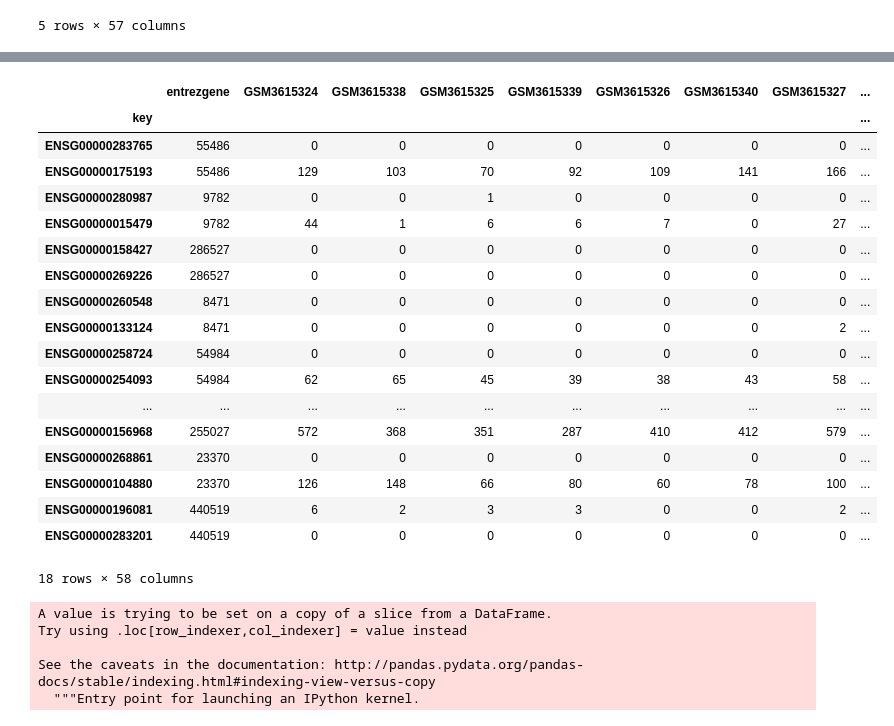
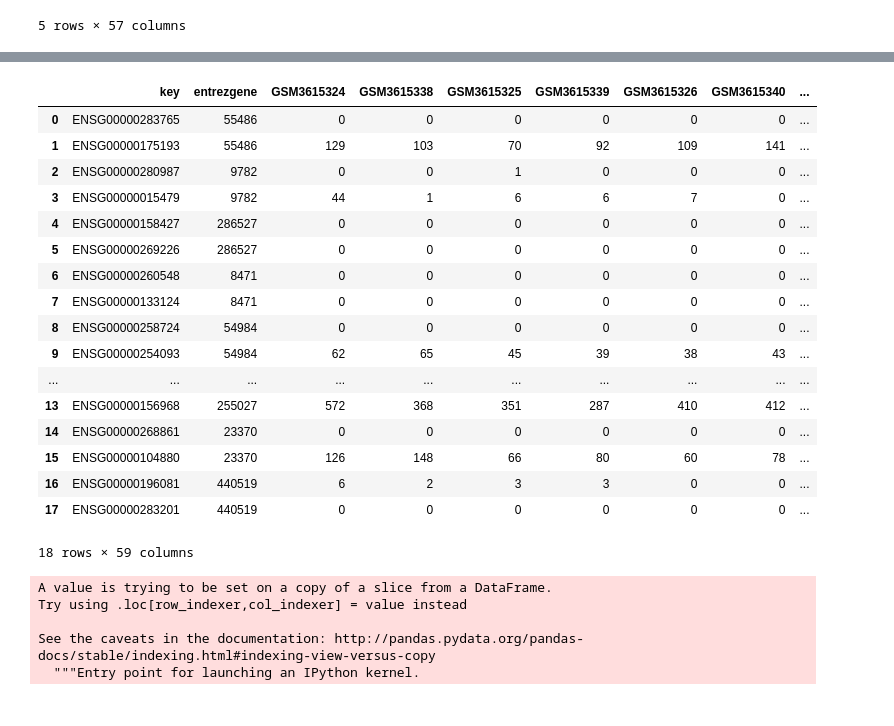
Before and after one commit to hmkim/ncbi-geo, a Jupyter notebook: GSE126848-GEOparse.ipynb, the cells around one changed output, grey strips where cells are left out. Drawn from its saved outputs; the diff is of its cells as text; code cells hidden in the pictures.

```diff
--- a/GSE126848-GEOparse.ipynb
+++ b/GSE126848-GEOparse.ipynb
@@ -123,25 +123,25 @@ querying 19001-19786...done.
 # %%
 dup_entrez=df_nodup[df_nodup.entrezgene.duplicated()].entrezgene.tolist()
 sub_df = df[df.entrezgene.isin(dup_entrez)]
+sub_df = sub_df.reset_index()
 sub_df
 # %% [output]
-|  | entrezgene | GSM3615324 | GSM3615338 | GSM3615325 | GSM3615339 | GSM3615326 | GSM3615340 | GSM3615327 | ... |
-| key |  |  |  |  |  |  |  |  | ... |
-| ENSG00000283765 | 55486 | 0 | 0 | 0 | 0 | 0 | 0 | 0 | ... |
-| ENSG00000175193 | 55486 | 129 | 103 | 70 | 92 | 109 | 141 | 166 | ... |
-| ENSG00000280987 | 9782 | 0 | 0 | 1 | 0 | 0 | 0 | 0 | ... |
-| ENSG00000015479 | 9782 | 44 | 1 | 6 | 6 | 7 | 0 | 27 | ... |
-| ENSG00000158427 | 286527 | 0 | 0 | 0 | 0 | 0 | 0 | 0 | ... |
-| ENSG00000269226 | 286527 | 0 | 0 | 0 | 0 | 0 | 0 | 0 | ... |
-| ENSG00000260548 | 8471 | 0 | 0 | 0 | 0 | 0 | 0 | 0 | ... |
-| ENSG00000133124 | 8471 | 0 | 0 | 0 | 0 | 0 | 0 | 2 | ... |
-| ENSG00000258724 | 54984 | 0 | 0 | 0 | 0 | 0 | 0 | 0 | ... |
-| ENSG00000254093 | 54984 | 62 | 65 | 45 | 39 | 38 | 43 | 58 | ... |
+|  | key | entrezgene | GSM3615324 | GSM3615338 | GSM3615325 | GSM3615339 | GSM3615326 | GSM3615340 | ... |
+| 0 | ENSG00000283765 | 55486 | 0 | 0 | 0 | 0 | 0 | 0 | ... |
+| 1 | ENSG00000175193 | 55486 | 129 | 103 | 70 | 92 | 109 | 141 | ... |
+| 2 | ENSG00000280987 | 9782 | 0 | 0 | 1 | 0 | 0 | 0 | ... |
+| 3 | ENSG00000015479 | 9782 | 44 | 1 | 6 | 6 | 7 | 0 | ... |
+| 4 | ENSG00000158427 | 286527 | 0 | 0 | 0 | 0 | 0 | 0 | ... |
+| 5 | ENSG00000269226 | 286527 | 0 | 0 | 0 | 0 | 0 | 0 | ... |
+| 6 | ENSG00000260548 | 8471 | 0 | 0 | 0 | 0 | 0 | 0 | ... |
+| 7 | ENSG00000133124 | 8471 | 0 | 0 | 0 | 0 | 0 | 0 | ... |
+| 8 | ENSG00000258724 | 54984 | 0 | 0 | 0 | 0 | 0 | 0 | ... |
+| 9 | ENSG00000254093 | 54984 | 62 | 65 | 45 | 39 | 38 | 43 | ... |
 | ... | ... | ... | ... | ... | ... | ... | ... | ... | ... |
-| ENSG00000156968 | 255027 | 572 | 368 | 351 | 287 | 410 | 412 | 579 | ... |
-| ENSG00000268861 | 23370 | 0 | 0 | 0 | 0 | 0 | 0 | 0 | ... |
-| ENSG00000104880 | 23370 | 126 | 148 | 66 | 80 | 60 | 78 | 100 | ... |
-| ENSG00000196081 | 440519 | 6 | 2 | 3 | 3 | 0 | 0 | 2 | ... |
-| ENSG00000283201 | 440519 | 0 | 0 | 0 | 0 | 0 | 0 | 0 | ... |
+| 13 | ENSG00000156968 | 255027 | 572 | 368 | 351 | 287 | 410 | 412 | ... |
+| 14 | ENSG00000268861 | 23370 | 0 | 0 | 0 | 0 | 0 | 0 | ... |
+| 15 | ENSG00000104880 | 23370 | 126 | 148 | 66 | 80 | 60 | 78 | ... |
+| 16 | ENSG00000196081 | 440519 | 6 | 2 | 3 | 3 | 0 | 0 | ... |
+| 17 | ENSG00000283201 | 440519 | 0 | 0 | 0 | 0 | 0 | 0 | ... |
-18 rows × 58 columns
+18 rows × 59 columns
 # %%
```
Also changed, not shown: parts of 10 cells of this notebook, 3 other files.
